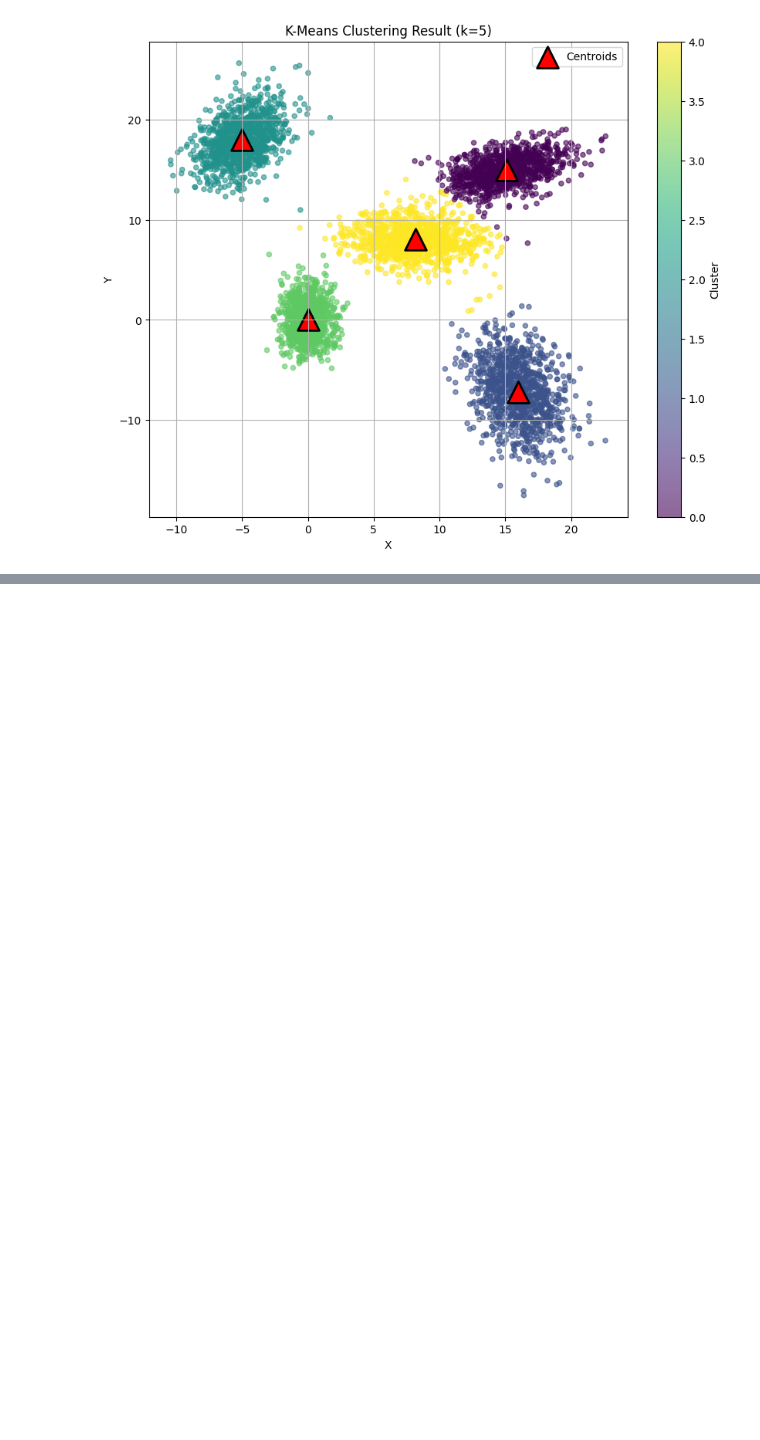
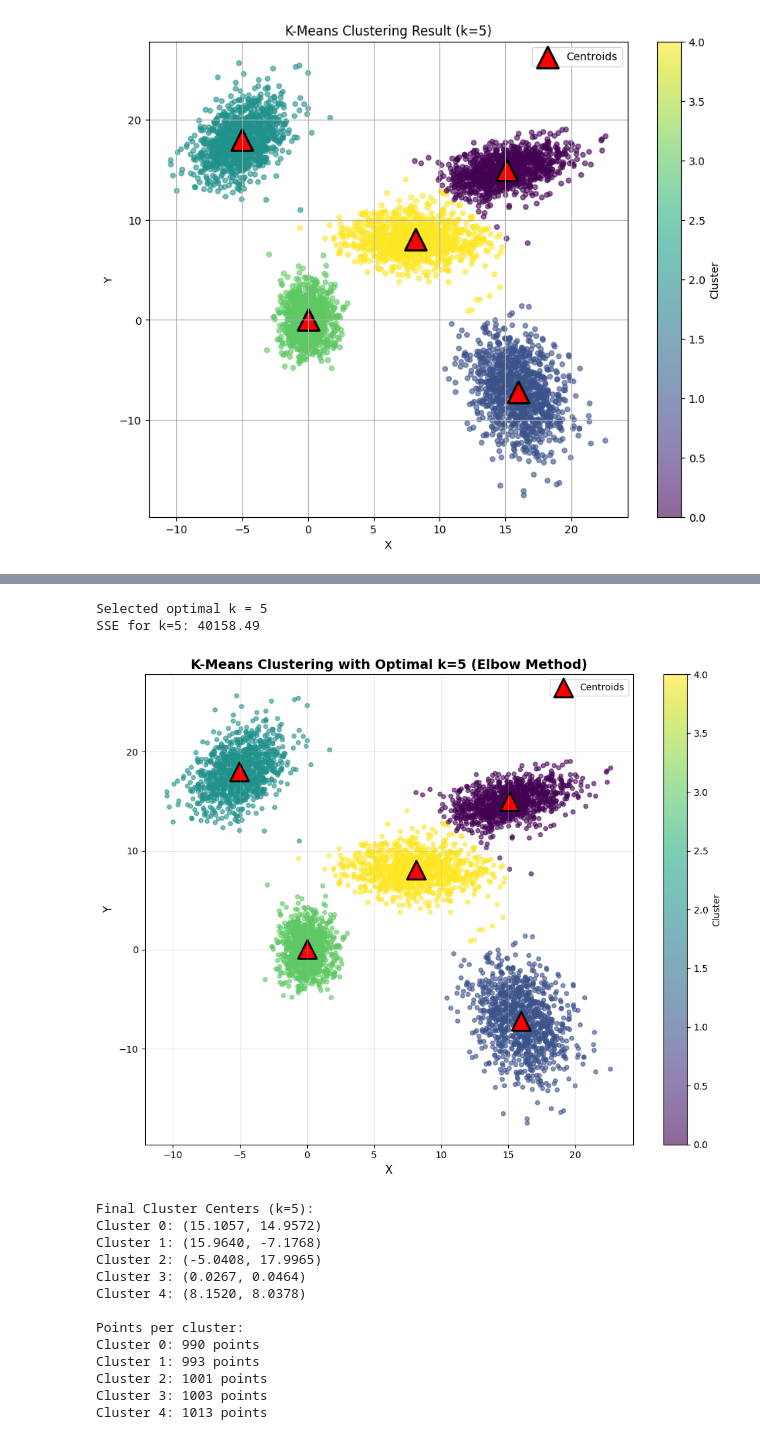
Before and after one commit to calvinberndt/project2_kmeans, a Jupyter notebook: calvincluster.ipynb, the cells around one changed output, grey strips where cells are left out. Drawn from its saved outputs; the diff is of its cells as text; code cells hidden in the pictures; blank space fills up the shorter version.

```diff
--- a/calvincluster.ipynb
+++ b/calvincluster.ipynb
@@ -309,0 +524,63 @@ plt.show()
+# %%
+# Choose optimal k based on elbow analysis
+# TODO: Change this based on your elbow plot analysis!
+optimal_k = 5  # Example: if elbow is at k=4
+
+print(f"Selected optimal k = {optimal_k}")
+print(f"SSE for k={optimal_k}: {sse_values[optimal_k - min(k_range)]:.2f}")
+
+# Get the clusters and predictions for optimal k
+final_clusters = all_clusters[optimal_k]
+final_predictions = all_predictions[optimal_k]
+
+# Visualize the clustering with optimal k
+plt.figure(figsize=(10, 8))
+plt.grid(True, alpha=0.3)
+
+# Plot data points colored by cluster
+scatter = plt.scatter(X[:, 0], X[:, 1], c=final_predictions, cmap='viridis',
+                     alpha=0.6, s=20)
+
+# Plot centroids
+for i in range(optimal_k):
+    center = final_clusters[i]['center']
+    plt.scatter(center[0], center[1], marker='^', c='red', s=400,
+               edgecolors='black', linewidths=2, label='Centroids' if i == 0 else '')
+
+plt.colorbar(scatter, label='Cluster')
+plt.title(f'K-Means Clustering with Optimal k={optimal_k} (Elbow Method)',
+          fontsize=14, fontweight='bold')
+plt.xlabel('X', fontsize=12)
+plt.ylabel('Y', fontsize=12)
+plt.legend()
+plt.tight_layout()
+plt.show()
+
+# Print cluster information
+print(f"\nFinal Cluster Centers (k={optimal_k}):")
+for i in range(optimal_k):
+    center = final_clusters[i]['center']
+    print(f"Cluster {i}: ({center[0]:.4f}, {center[1]:.4f})")
+
+# Count points in each cluster
+unique, counts = np.unique(final_predictions, return_counts=True)
+print(f"\nPoints per cluster:")
+for cluster_id, count in zip(unique, counts):
+    print(f"Cluster {cluster_id}: {count} points")
+# %% [output]
+Selected optimal k = 5
+SSE for k=5: 40158.49
+[figure, added]
+Final Cluster Centers (k=5):
+Cluster 0: (15.1057, 14.9572)
+Cluster 1: (15.9640, -7.1768)
+Cluster 2: (-5.0408, 17.9965)
+Cluster 3: (0.0267, 0.0464)
+Cluster 4: (8.1520, 8.0378)
+
+Points per cluster:
+Cluster 0: 990 points
+Cluster 1: 993 points
+Cluster 2: 1001 points
+Cluster 3: 1003 points
+Cluster 4: 1013 points
```
Also changed, not shown: parts of 11 cells of this notebook, 1 other file.
